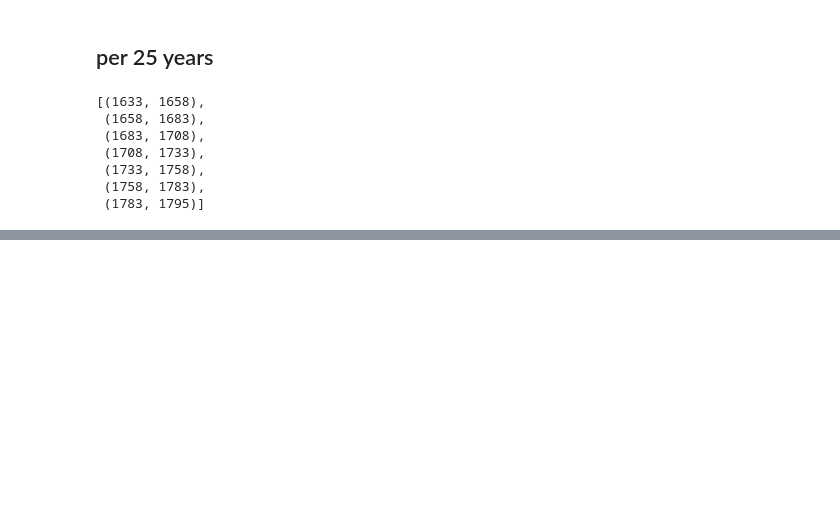
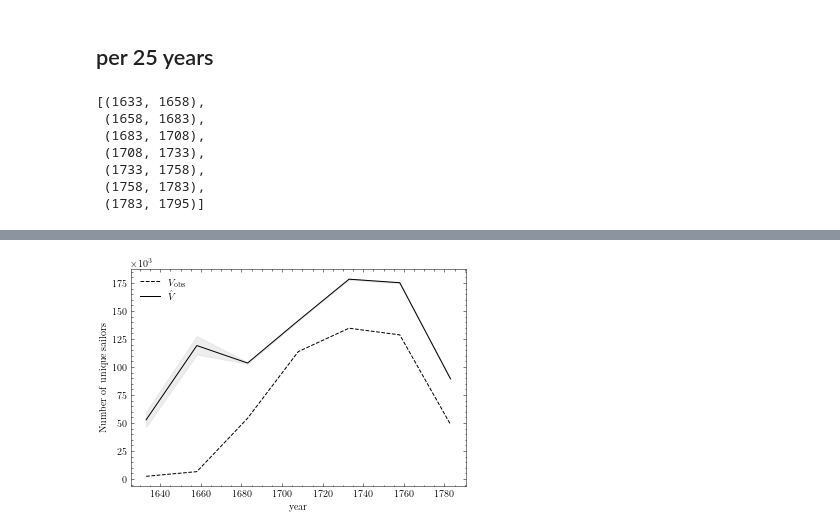
Before and after one commit to melvinwevers/vocapture, a Jupyter notebook: notebooks/analyze_2.ipynb, the cells around one changed output, grey strips where cells are left out. Drawn from its saved outputs; the diff is of its cells as text; code cells hidden in the pictures; blank space fills up the shorter version.

```diff
--- a/notebooks/analyze_2.ipynb
+++ b/notebooks/analyze_2.ipynb
@@ -216,0 +267,18 @@ plt.savefig('../figures/25year_plot.png', dpi=300)
+# %%
+estimates = []
+V_observations = []
+for index, date in enumerate(date_ranges):
+    print(date)
+    df_slice = df[df['year'].between(date[0], date[1])]
+    median_sailors = int(df_slice.groupby(['outward_voyage_id'])['vocop_id'].count().median())
+
+    print(f'median number of sailors:{median_sailors}')
+    V = DAS_voyages[index] * median_sailors
+    records = df_slice.loc[df_slice['disambiguated_person'] == 1]['person_cluster_id'].astype(int).values
+    counts = np.array(list(collections.Counter(records).values()))
+    N, V_obs = counts.sum(), counts.shape[0]
+    V_observations.append(V_obs)
+    q = len(records) / V
+    estimate = chao_wor(counts, q)
+    estimate['period'] = date
+    estimates.append(estimate)
@@ -216,0 +320,15 @@ plt.savefig('../figures/25year_plot.png', dpi=300)
+# %%
+labels = [x[0] for x in date_ranges]
+
+fig, ax = plt.subplots(figsize=(6, 4))
+
+ax.plot(labels, V_observations, label=r'$V_{\text{obs}}$', color="k", linestyle='dashed')
+lci, uci, est = zip(*[(est["lci"], est["uci"], est["V_est"]) for est in estimates])
+ax.plot(labels, est, color="k", label=r'$\hat{V}$')
+ax.fill_between(labels, lci, uci, color="lightgrey", alpha=0.4)
+ax.set(xlabel='year', ylabel='Number of unique sailors')
+ax.ticklabel_format(axis="y", style="sci", scilimits=(3, 3))
+ax.legend()
+plt.savefig('../figures/25year_plot_median.png', dpi=300)
+# %% [output]
+[figure, added]
```
Also changed, not shown: parts of 27 cells of this notebook, 3 other files.
